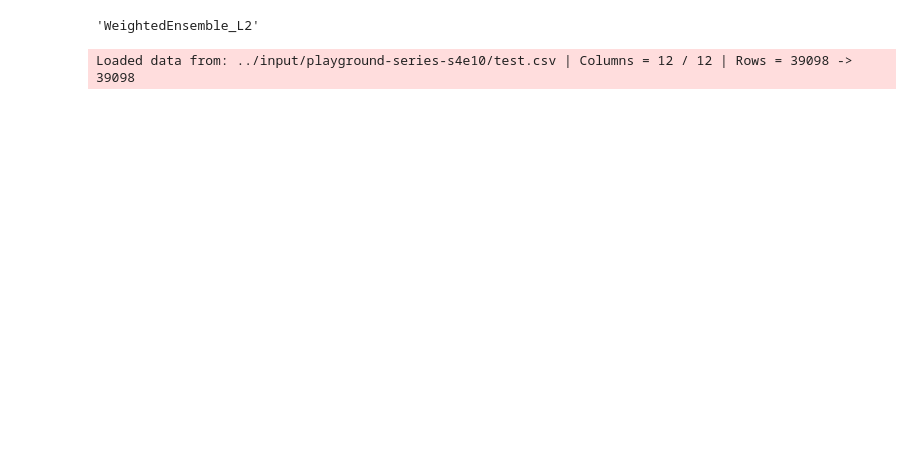
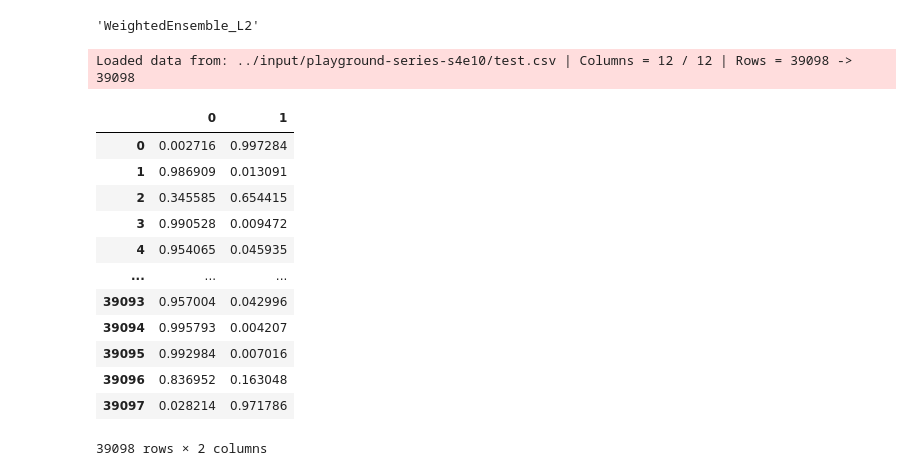
Before and after one commit to njoysubho/datascience, a Jupyter notebook: loan-approval.ipynb, the cells around one changed output. Cells and saved outputs as stored; diff of their text form; code cells hidden in the pictures; blank space fills up the shorter version.

```diff
--- a/loan-approval.ipynb
+++ b/loan-approval.ipynb
@@ -145,9 +149,25 @@ test_data = pd.read_csv('../input/playground-series-s4e10/test.csv')
 test_ids = test_data['id']
 
 test_dataset = TabularDataset('../input/playground-series-s4e10/test.csv')
-y_pred = predictor.predict(test_dataset.drop(columns=['id']),model='LightGBM')
+y_pred = predictor.predict_proba(test_dataset.drop(columns=['id']))
 # %% [output]
 Loaded data from: ../input/playground-series-s4e10/test.csv | Columns = 12 / 12 | Rows = 39098 -> 39098
+# %%
+y_pred
+# %% [output]
+|  | 0 | 1 |
+| 0 | 0.002716 | 0.997284 |
+| 1 | 0.986909 | 0.013091 |
+| 2 | 0.345585 | 0.654415 |
+| 3 | 0.990528 | 0.009472 |
+| 4 | 0.954065 | 0.045935 |
+| ... | ... | ... |
+| 39093 | 0.957004 | 0.042996 |
+| 39094 | 0.995793 | 0.004207 |
+| 39095 | 0.992984 | 0.007016 |
+| 39096 | 0.836952 | 0.163048 |
+| 39097 | 0.028214 | 0.971786 |
+39098 rows × 2 columns
 # %%
 submission = pd.DataFrame({
     'id': test_ids,
```
Also changed, not shown: parts of 5 cells of this notebook.
